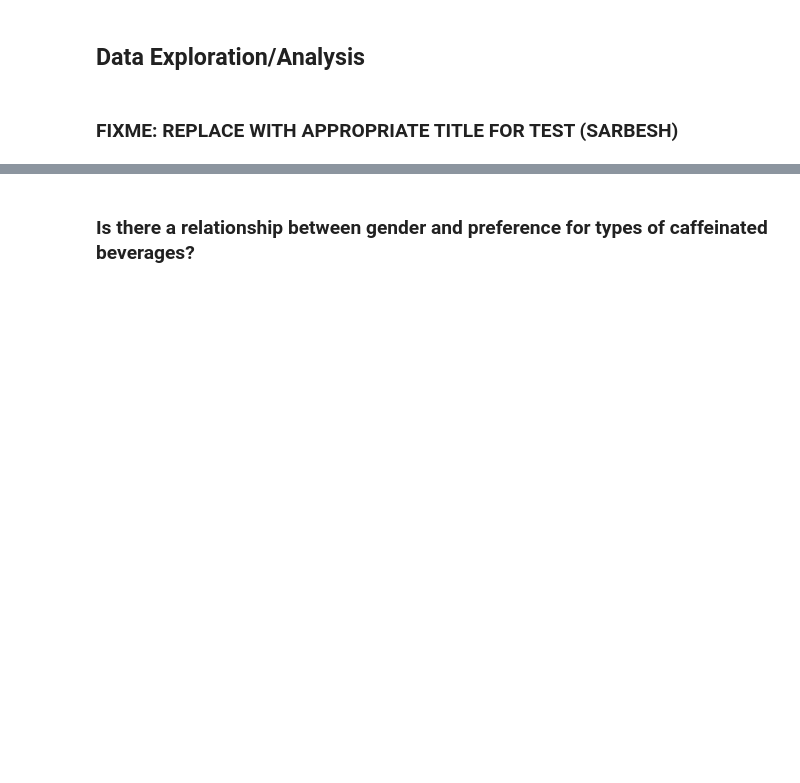
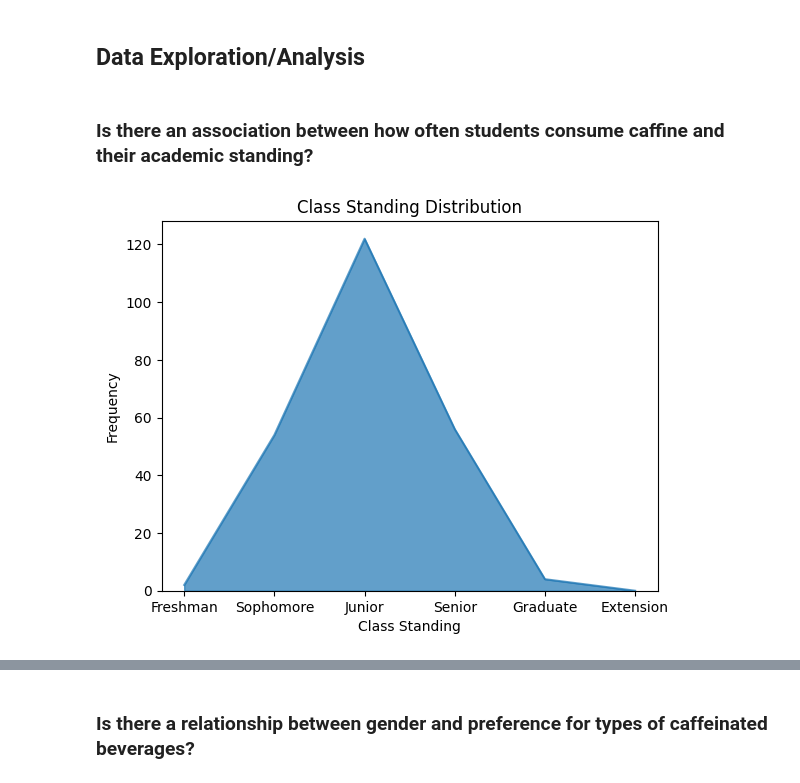
Before and after one commit to rzhou052/CS105-Mini-Project, a Jupyter notebook: Mini-Project.ipynb, the cells around one changed output, grey strips where cells are left out. Saved outputs shown, nothing was run; the diff lists cells and outputs as text; code cells hidden in the pictures; blank space fills up the shorter version.

```diff
--- a/Mini-Project.ipynb
+++ b/Mini-Project.ipynb
@@ -19,4 +20,2 @@ import numpy as np
 
 df = pd.read_csv("data/CleanedResponses.csv")
-# %% [markdown]
-### FIXME: REPLACE WITH APPROPRIATE TITLE FOR TEST (SARBESH)
@@ -24,0 +22,15 @@ df = pd.read_csv("data/CleanedResponses.csv")
+# %% [markdown]
+### Is there an association between how often students consume caffine and their academic standing?
+# %%
+class_counts = df['classStanding'].value_counts()
+
+class_order = ["Freshman", "Sophomore", "Junior", "Senior", "Graduate", "Extension"]
+class_counts = class_counts.reindex(class_order)
+
+class_counts.plot(kind='area', stacked=True, alpha=0.7)
+plt.title('Class Standing Distribution')
+plt.xlabel('Class Standing')
+plt.ylabel('Frequency')
+plt.show()
+# %% [output]
+[figure, added]
```
Also changed, not shown: parts of 10 cells of this notebook.
